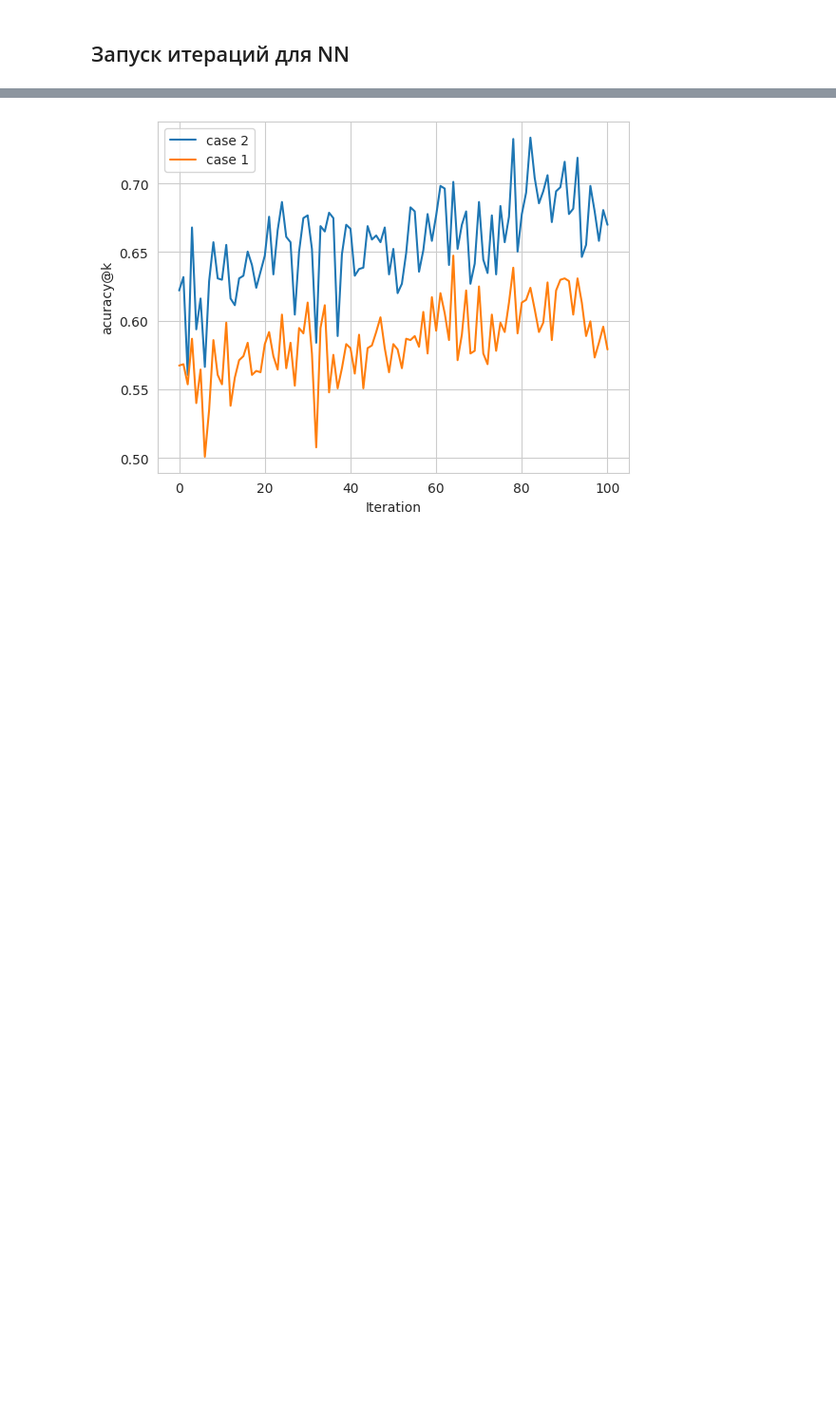
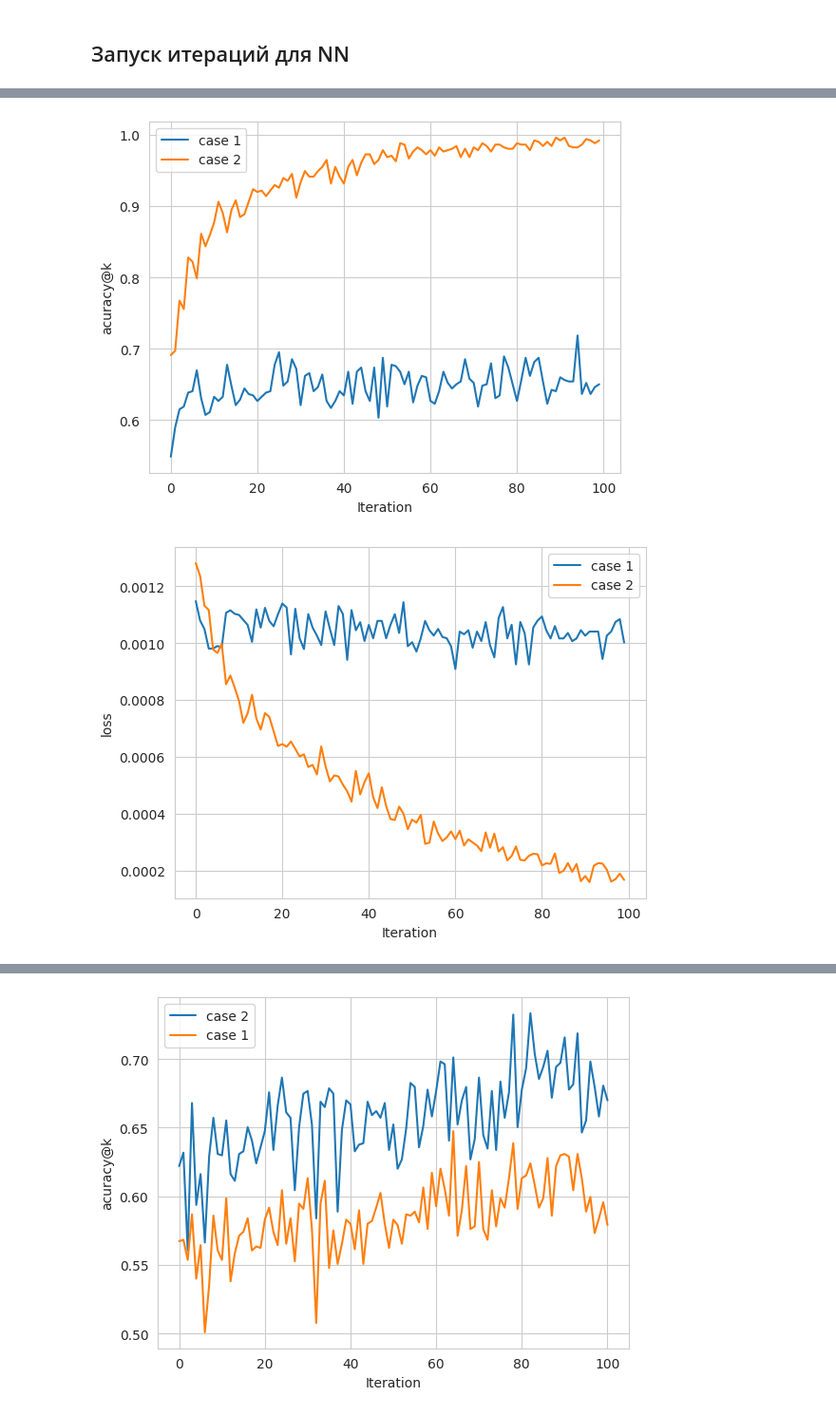
Before and after one commit to intsystems/2024-Project-144, a Jupyter notebook: code/main.ipynb, the cells around one changed output, grey strips where cells are left out. Shown at 95% size. Drawn from its saved outputs; the diff is of its cells as text; code cells hidden in the pictures; blank space fills up the shorter version.

```diff
--- a/code/main.ipynb
+++ b/code/main.ipynb
@@ -180,0 +107,37 @@ plt.show()
+# %%
+plt.plot(np.arange(num_of_iterations-1), accuracy_1[1:], label="case 1")
+plt.plot(np.arange(num_of_iterations-1), accuracy_2[1:], label="case 2")
+
+plt.xlabel("Iteration")
+plt.ylabel("acuracy@k")
+plt.legend()
+plt.show()
+
+plt.plot(np.arange(num_of_iterations - 1), loss_history_1[1:], label="case 1")
+plt.plot(np.arange(num_of_iterations - 1), loss_history_2[1:], label="case 2")
+
+plt.xlabel("Iteration")
+plt.ylabel("loss")
+plt.legend()
+plt.show()
+
+
+plt.plot(np.arange(num_of_iterations - 1), residual_history_1[1:], label="case 1")
+plt.plot(np.arange(num_of_iterations - 1), residual_history_2[1:], label="case 2")
+
+plt.xlabel("Iteration")
+plt.ylabel("resudial mean")
+plt.legend()
+plt.show()
+
+
+plt.plot(np.arange(num_of_iterations - 1), L_val_1[1:], label="case 1")
+plt.plot(np.arange(num_of_iterations - 1), L_val_2[1:], label="case 2")
+
+plt.xlabel("Iteration")
+plt.ylabel("L")
+plt.legend()
+plt.show()
+# %% [output]
+[figure, added]
+[figure, added]
```
Also changed, not shown: parts of 17 cells of this notebook, 4 other files.
